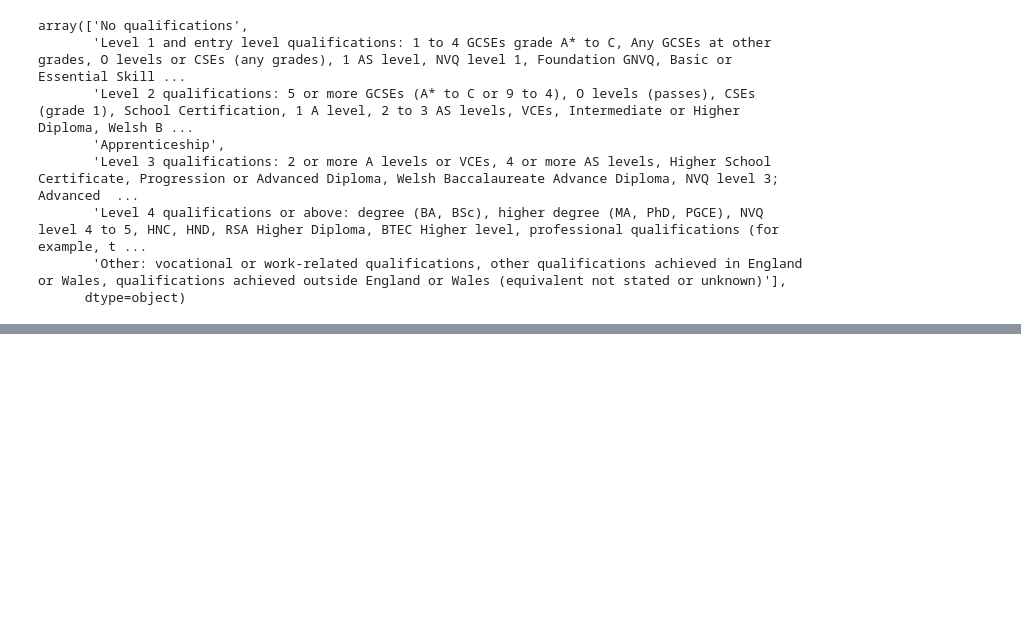
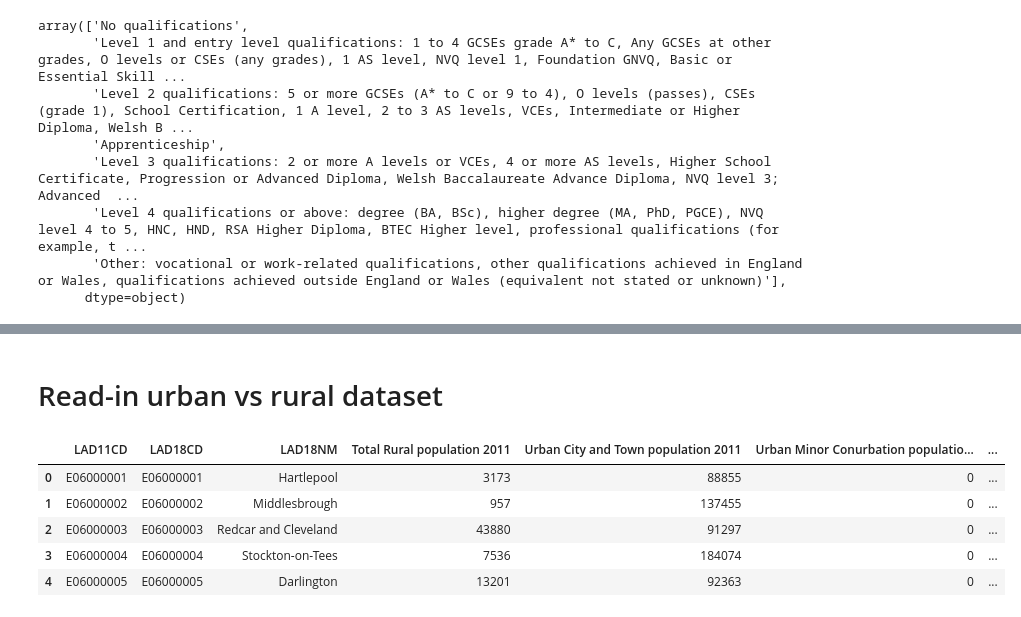
Before and after one commit to UKDataServiceOpen/InteractiveGender, a Jupyter notebook: Python/HLE.ipynb, the cells around one changed output, grey strips where cells are left out. Cells and saved outputs as stored; diff of their text form; code cells hidden in the pictures; blank space fills up the shorter version.

```diff
--- a/Python/HLE.ipynb
+++ b/Python/HLE.ipynb
@@ -584,0 +646,12 @@ level_5     0.798661
+# %% [markdown]
+# Read-in urban vs rural dataset
+# %%
+rural = pd.read_excel('/Users/loucap/Documents/GitWork/InteractiveGender/Data/Rural_Urban_2011.xlsx')
+rural.head()
+# %% [output]
+|  | LAD11CD | LAD18CD | LAD18NM | Total Rural population 2011 | Urban City and Town population 2011 | Urban Minor Conurbation populatio... | ... |
+| 0 | E06000001 | E06000001 | Hartlepool | 3173 | 88855 | 0 | ... |
+| 1 | E06000002 | E06000002 | Middlesbrough | 957 | 137455 | 0 | ... |
+| 2 | E06000003 | E06000003 | Redcar and Cleveland | 43880 | 91297 | 0 | ... |
+| 3 | E06000004 | E06000004 | Stockton-on-Tees | 7536 | 184074 | 0 | ... |
+| 4 | E06000005 | E06000005 | Darlington | 13201 | 92363 | 0 | ... |
```
Also changed, not shown: parts of 34 cells of this notebook, 5 other files.
